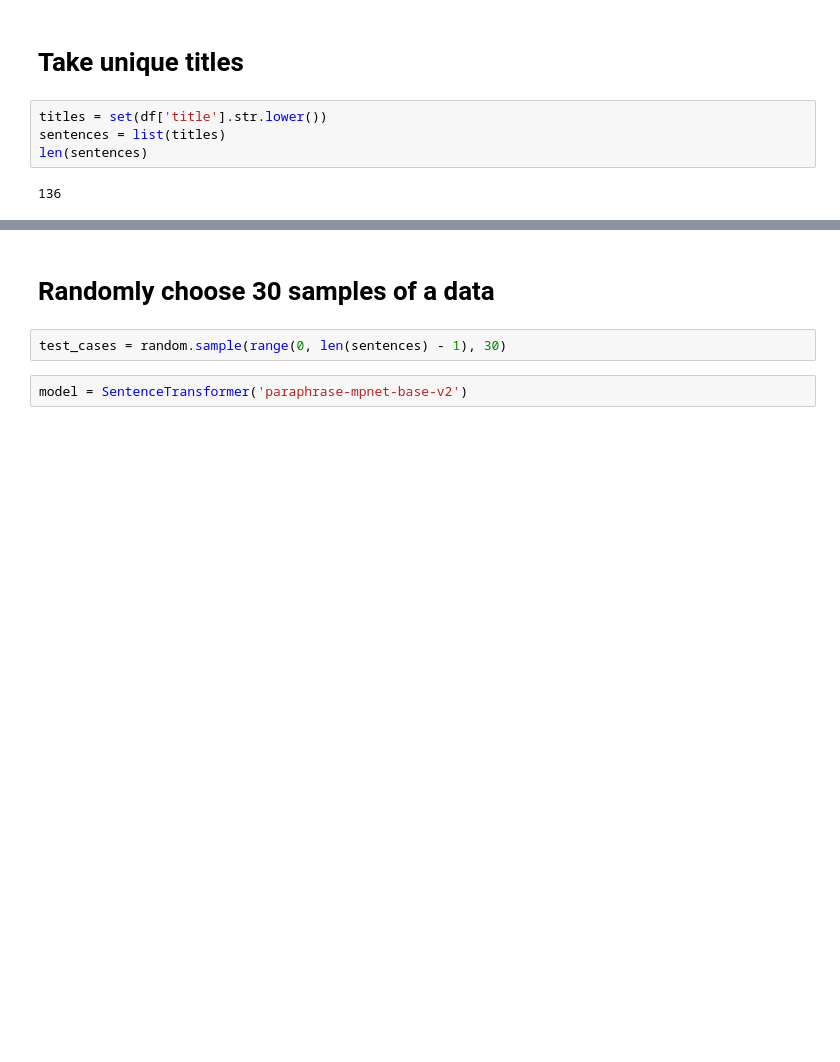
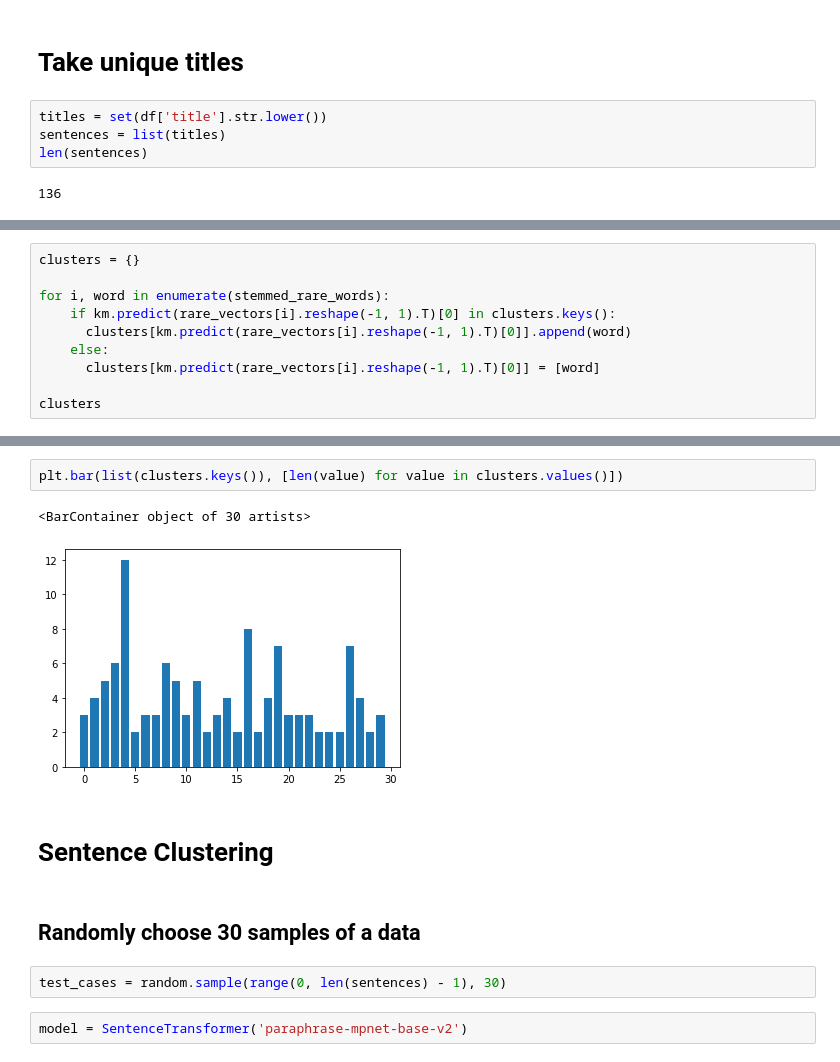
Before and after one commit to MedBot-team/NaBot, a Jupyter notebook: medlineplus_drug_dataset/Analysis/3/sentence_transformer_kmeans_intent.ipynb, the cells around one changed output, grey strips where cells are left out. Cells and saved outputs as stored; diff of their text form; blank space fills up the shorter version.

```diff
--- a/medlineplus_drug_dataset/Analysis/3/sentence_transformer_kmeans_intent.ipynb
+++ b/medlineplus_drug_dataset/Analysis/3/sentence_transformer_kmeans_intent.ipynb
@@ -37,0 +174,10 @@ len(sentences)
+# %%
+clusters = {}
+
+for i, word in enumerate(stemmed_rare_words):
+    if km.predict(rare_vectors[i].reshape(-1, 1).T)[0] in clusters.keys():
+      clusters[km.predict(rare_vectors[i].reshape(-1, 1).T)[0]].append(word)
+    else:
+      clusters[km.predict(rare_vectors[i].reshape(-1, 1).T)[0]] = [word]
+
+clusters
@@ -38,5 +202,12 @@ len(sentences)
+# %%
+plt.bar(list(clusters.keys()), [len(value) for value in clusters.values()])
+# %% [output]
+<BarContainer object of 30 artists>
+[figure, added]
+# %% [markdown]
+# Sentence Clustering
 # %% [markdown]
-# Randomly choose 30 samples of a data
+## Randomly choose 30 samples of a data
 # %%
 test_cases = random.sample(range(0, len(sentences) - 1), 30)
 # %%
```
Also changed, not shown: parts of 30 cells of this notebook.
